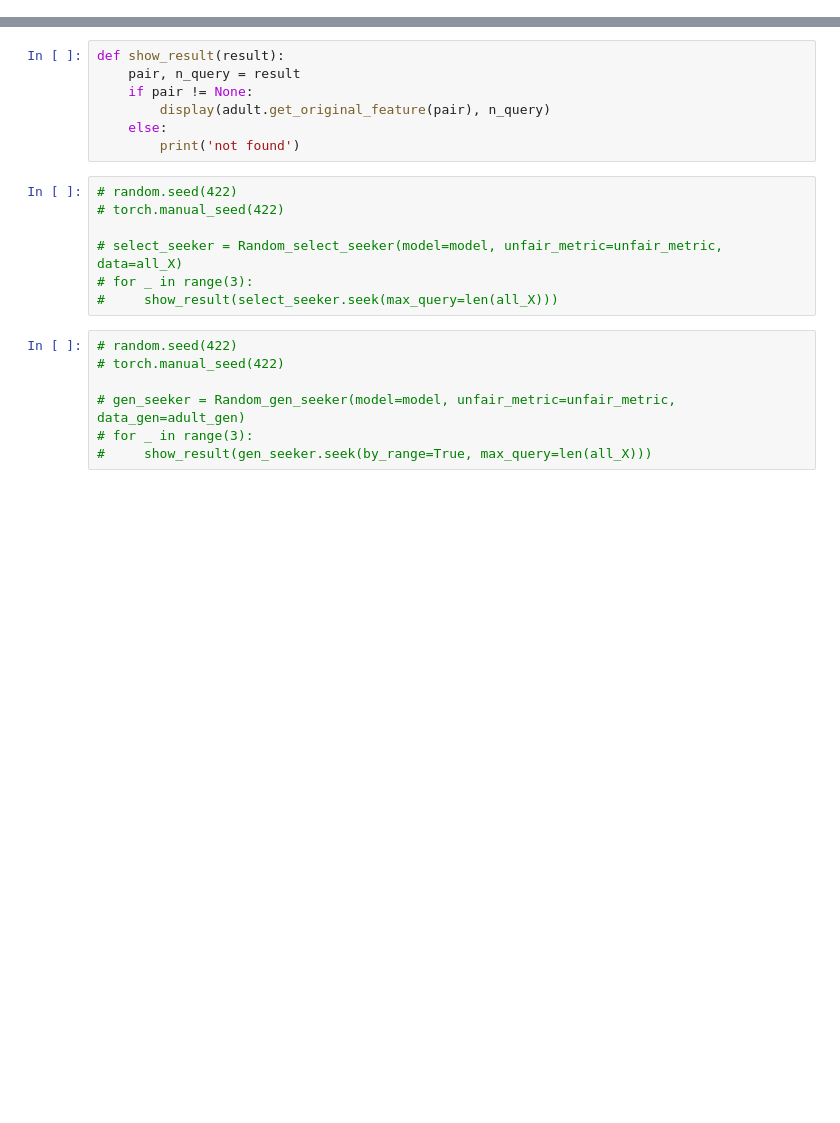
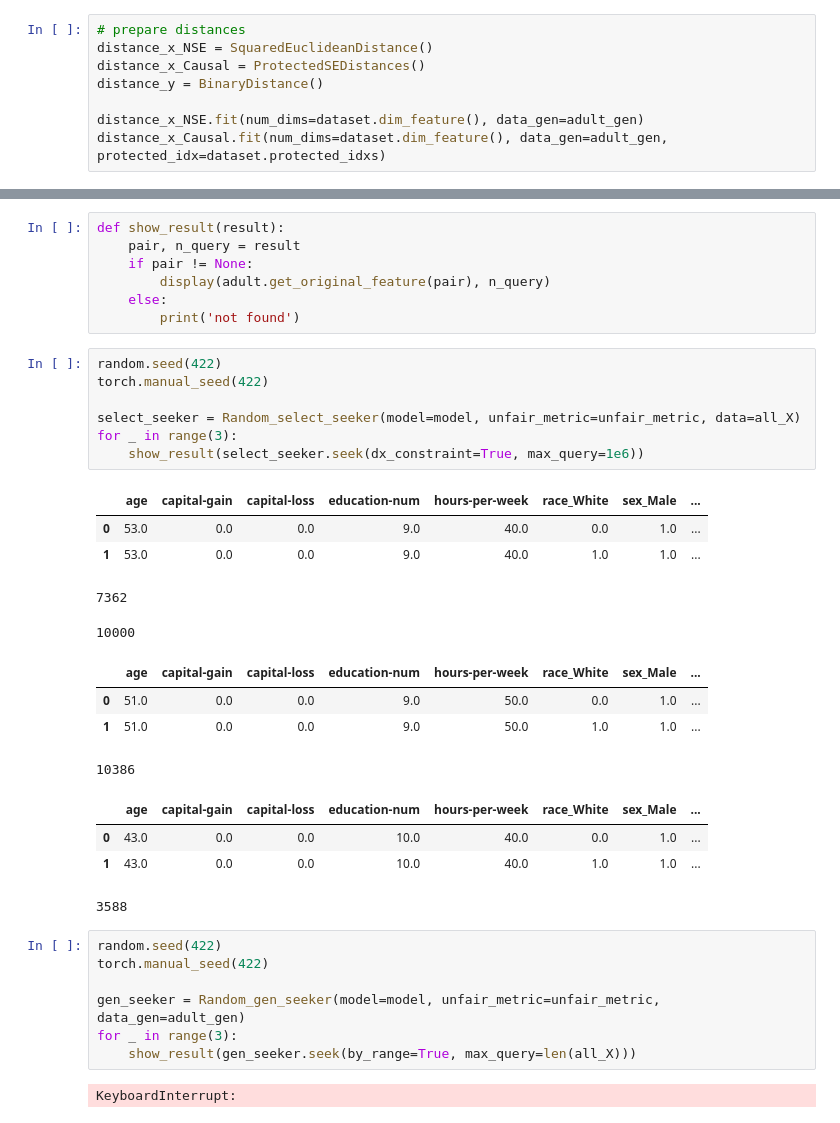
Before and after one commit to UnitDan/substantiating-for-fairness-auditing, a Jupyter notebook: seek.ipynb, the cells around one changed output, grey strips where cells are left out. Saved outputs shown, nothing was run; the diff lists cells and outputs as text; blank space fills up the shorter version.

```diff
--- a/seek.ipynb
+++ b/seek.ipynb
@@ -55,3 +42,11 @@ distance_x_NSE.fit(num_dims=dataset.dim_feature(), data_gen=adult_gen)
+# %%
+# prepare distances
+distance_x_NSE = SquaredEuclideanDistance()
+distance_x_Causal = ProtectedSEDistances()
+distance_y = BinaryDistance()
+
+distance_x_NSE.fit(num_dims=dataset.dim_feature(), data_gen=adult_gen)
+distance_x_Causal.fit(num_dims=dataset.dim_feature(), data_gen=adult_gen, protected_idx=dataset.protected_idxs)
 # %%
 def rand_gen():
     return {
@@ -145,17 +127,33 @@ def show_result(result):
     else:
         print('not found')
 # %%
-# random.seed(422)
-# torch.manual_seed(422)
+random.seed(422)
+torch.manual_seed(422)
 
-# select_seeker = Random_select_seeker(model=model, unfair_metric=unfair_metric, data=all_X)
-# for _ in range(3):
-#     show_result(select_seeker.seek(max_query=len(all_X)))
+select_seeker = Random_select_seeker(model=model, unfair_metric=unfair_metric, data=all_X)
+for _ in range(3):
+    show_result(select_seeker.seek(dx_constraint=True, max_query=1e6))
+# %% [output]
+|  | age | capital-gain | capital-loss | education-num | hours-per-week | race_White | sex_Male | ... |
+| 0 | 53.0 | 0.0 | 0.0 | 9.0 | 40.0 | 0.0 | 1.0 | ... |
+| 1 | 53.0 | 0.0 | 0.0 | 9.0 | 40.0 | 1.0 | 1.0 | ... |
+7362
+10000
+|  | age | capital-gain | capital-loss | education-num | hours-per-week | race_White | sex_Male | ... |
+| 0 | 51.0 | 0.0 | 0.0 | 9.0 | 50.0 | 0.0 | 1.0 | ... |
+| 1 | 51.0 | 0.0 | 0.0 | 9.0 | 50.0 | 1.0 | 1.0 | ... |
+10386
+|  | age | capital-gain | capital-loss | education-num | hours-per-week | race_White | sex_Male | ... |
+| 0 | 43.0 | 0.0 | 0.0 | 10.0 | 40.0 | 0.0 | 1.0 | ... |
+| 1 | 43.0 | 0.0 | 0.0 | 10.0 | 40.0 | 1.0 | 1.0 | ... |
+3588
 # %%
-# random.seed(422)
-# torch.manual_seed(422)
+random.seed(422)
+torch.manual_seed(422)
 
-# gen_seeker = Random_gen_seeker(model=model, unfair_metric=unfair_metric, data_gen=adult_gen)
-# for _ in range(3):
-#     show_result(gen_seeker.seek(by_range=True, max_query=len(all_X)))
+gen_seeker = Random_gen_seeker(model=model, unfair_metric=unfair_metric, data_gen=adult_gen)
+for _ in range(3):
+    show_result(gen_seeker.seek(by_range=True, max_query=len(all_X)))
+# %% [output]
+KeyboardInterrupt:
 # %%
```
Also changed, not shown: parts of 19 cells of this notebook, 11 other files.
